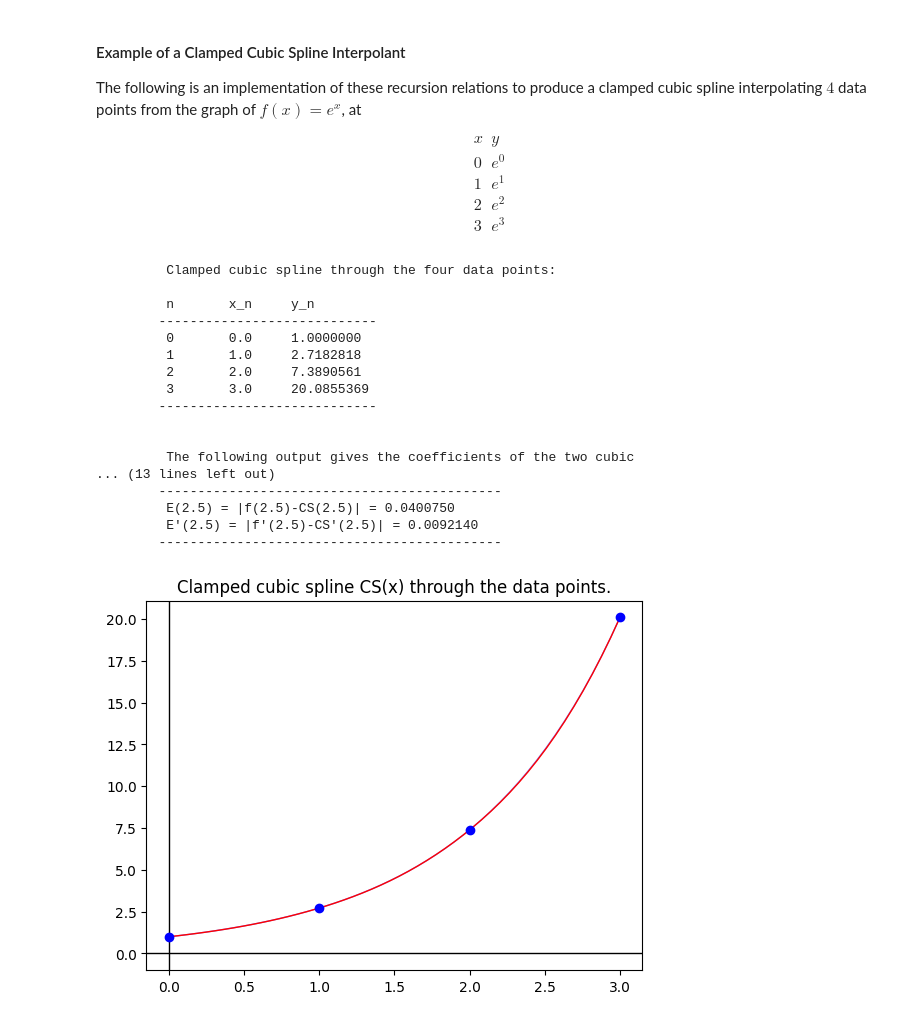
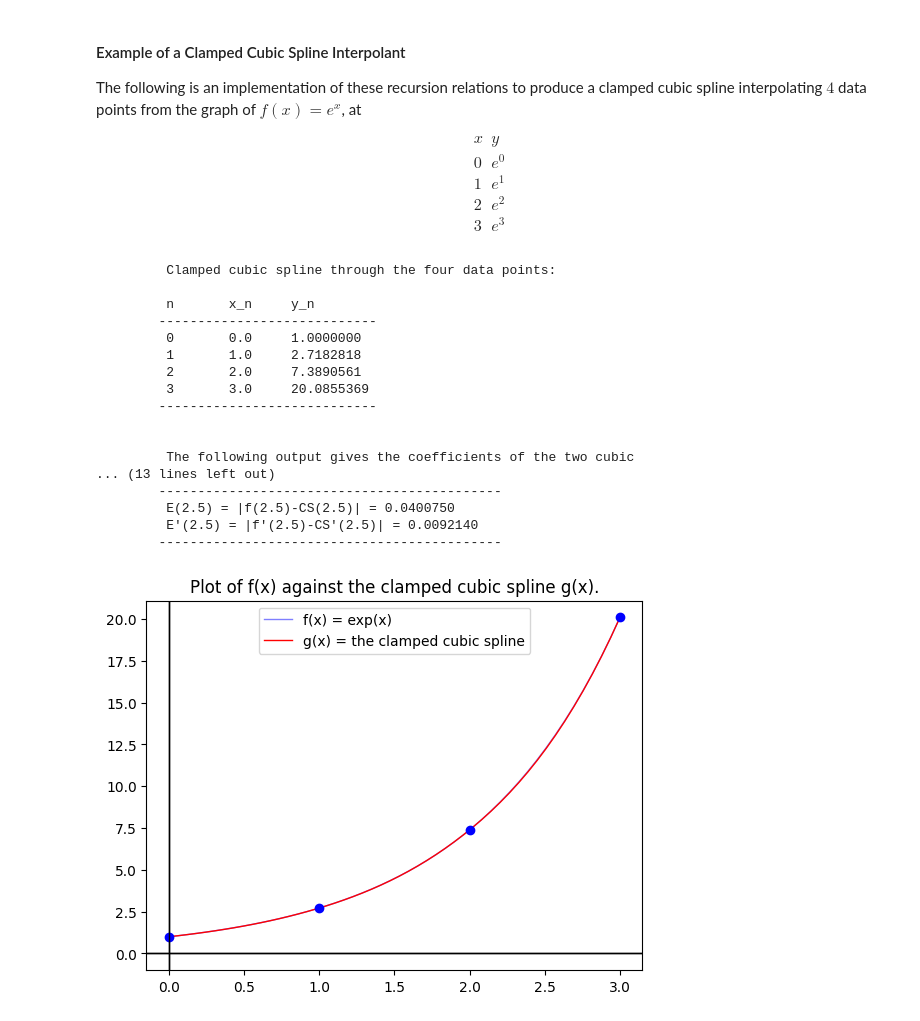
Before and after one commit to alexandernita/Interpolation, a Jupyter notebook: Polynomial_Interpolation.ipynb, the cells around one changed output. Saved outputs shown, nothing was run; the diff lists cells and outputs as text; code cells hidden in the pictures.

```diff
--- a/Polynomial_Interpolation.ipynb
+++ b/Polynomial_Interpolation.ipynb
@@ -1356,31 +1356,35 @@ for i in range(len(t)):
    Z.append(CS(t[i]))
    W.append(f(t[i]))
 
 # Step 2: Plot
 fig, ax = plt.subplots()
 ax.plot(t,W,color="b",alpha=0.5,linewidth=1)
 ax.plot(t,Z,color="r",linewidth=1)
 ax.set_title("Clamped cubic spline CS(x) through the data points.")
 plt.axvline(color="k",linewidth=1)
 plt.axhline(color="k",linewidth=1)
 ax.plot(x,a,'o',color="b")
+ax.legend(("f(x) = exp(x)","g(x) = the clamped cubic spline"))
+ax.set_title("Plot of f(x) against the clamped cubic spline g(x).")
+plt.axvline(color="k",linewidth=1)
+plt.axhline(color="k",linewidth=1)
 plt.show()
 # %% [output]
          Clamped cubic spline through the four data points:
 
          n       x_n     y_n
         ----------------------------
          0       0.0     1.0000000
          1       1.0     2.7182818
          2       2.0     7.3890561
          3       3.0     20.0855369
         ----------------------------
 
 
          The following output gives the coefficients of the two cubic
 ... (13 lines left out)
         --------------------------------------------
          E(2.5) = |f(2.5)-CS(2.5)| = 0.0400750
          E'(2.5) = |f'(2.5)-CS'(2.5)| = 0.0092140
         --------------------------------------------
-[figure, old version]
+[figure, new version]
```
Also changed, not shown: parts of 1 cell of this notebook.
